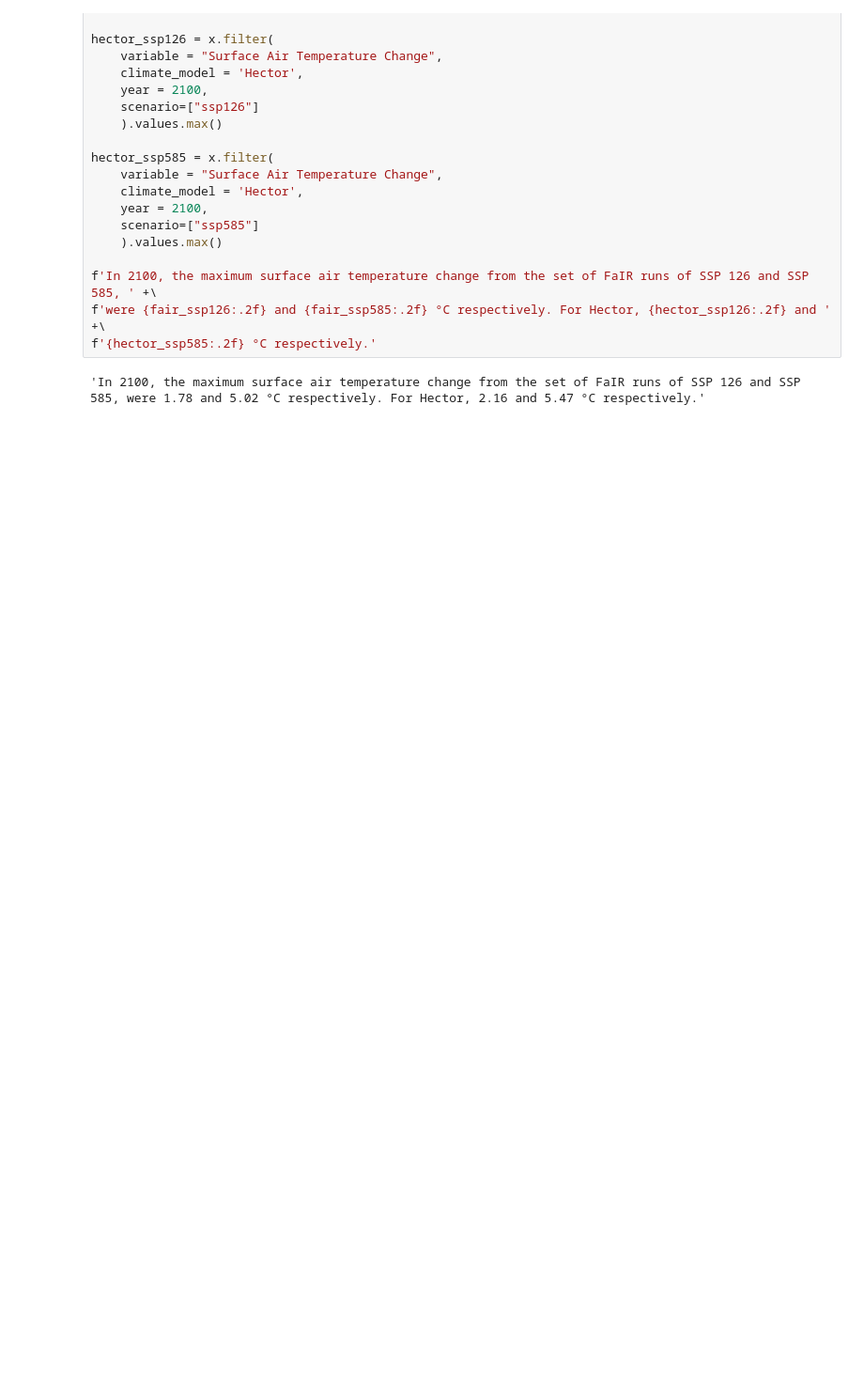
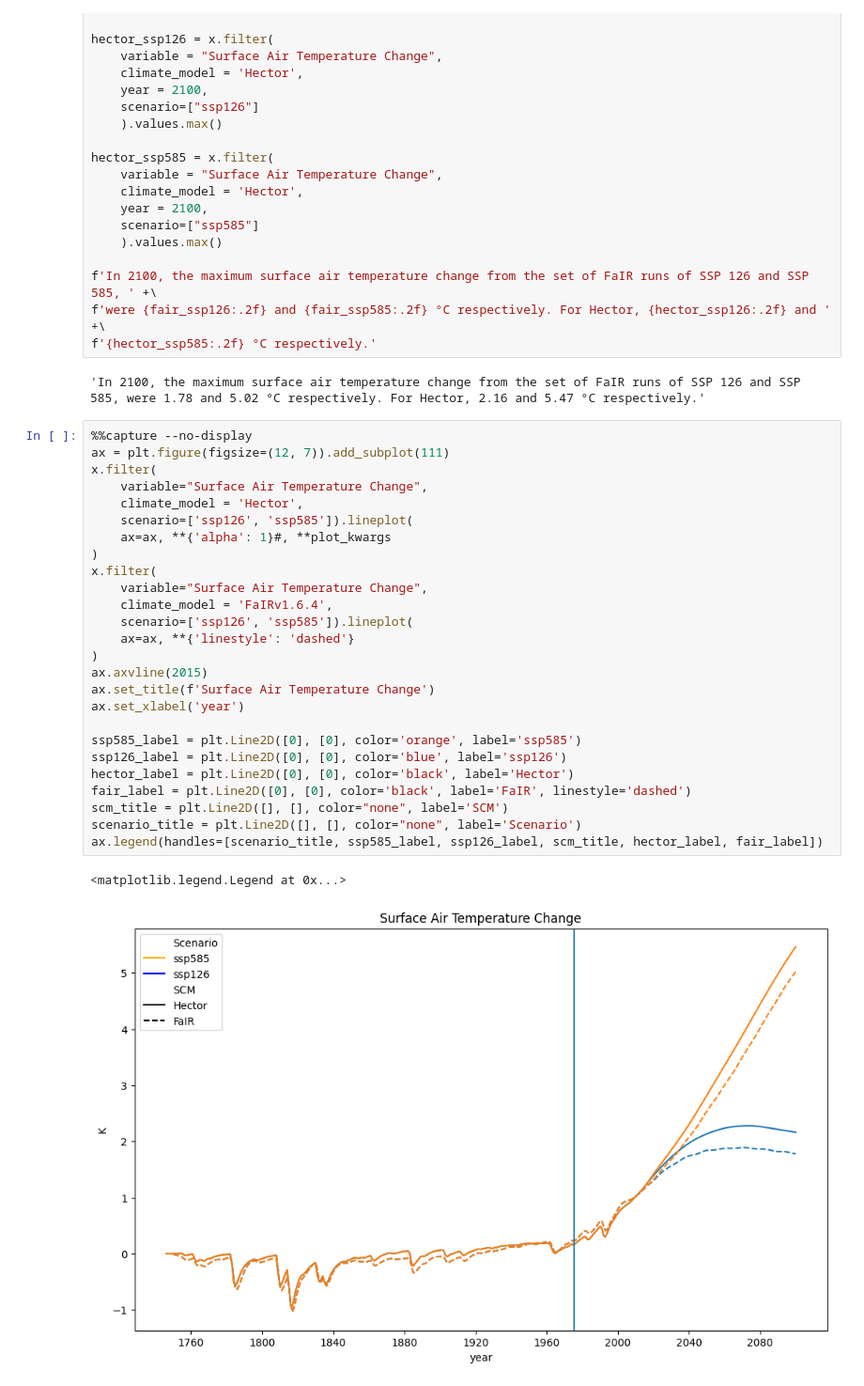
Before and after one commit to noahprime/openscm-runner, a Jupyter notebook: notebooks/fair_and_hector.ipynb, the cells around one changed output. Shown: that part at 94% size. Saved outputs shown, nothing was run; the diff lists cells and outputs as text; blank space fills up the shorter version.

Commit message:
Add hector vs fair comparison plot

```diff
--- a/notebooks/fair_and_hector.ipynb
+++ b/notebooks/fair_and_hector.ipynb
@@ -160,3 +160,32 @@ f'were {fair_ssp126:.2f} and {fair_ssp585:.2f} °C respectively. For Hector, {he
 f'{hector_ssp585:.2f} °C respectively.'
 # %% [output]
 'In 2100, the maximum surface air temperature change from the set of FaIR runs of SSP 126 and SSP 585, were 1.78 and 5.02 °C respectively. For Hector, 2.16 and 5.47 °C respectively.'
+# %%
+%%capture --no-display
+ax = plt.figure(figsize=(12, 7)).add_subplot(111)
+x.filter(
+    variable="Surface Air Temperature Change",
+    climate_model = 'Hector',
+    scenario=['ssp126', 'ssp585']).lineplot(
+    ax=ax, **{'alpha': 1}#, **plot_kwargs
+)
+x.filter(
+    variable="Surface Air Temperature Change",
+    climate_model = 'FaIRv1.6.4',
+    scenario=['ssp126', 'ssp585']).lineplot(
+    ax=ax, **{'linestyle': 'dashed'}
+)
+ax.axvline(2015)
+ax.set_title(f'Surface Air Temperature Change')
+ax.set_xlabel('year')
+
+ssp585_label = plt.Line2D([0], [0], color='orange', label='ssp585')
+ssp126_label = plt.Line2D([0], [0], color='blue', label='ssp126')
+hector_label = plt.Line2D([0], [0], color='black', label='Hector')
+fair_label = plt.Line2D([0], [0], color='black', label='FaIR', linestyle='dashed')
+scm_title = plt.Line2D([], [], color="none", label='SCM')
+scenario_title = plt.Line2D([], [], color="none", label='Scenario')
+ax.legend(handles=[scenario_title, ssp585_label, ssp126_label, scm_title, hector_label, fair_label])
+# %% [output]
+<matplotlib.legend.Legend at 0x...>
+[figure, added]
```
Also changed, not shown: parts of 1 cell of this notebook.
